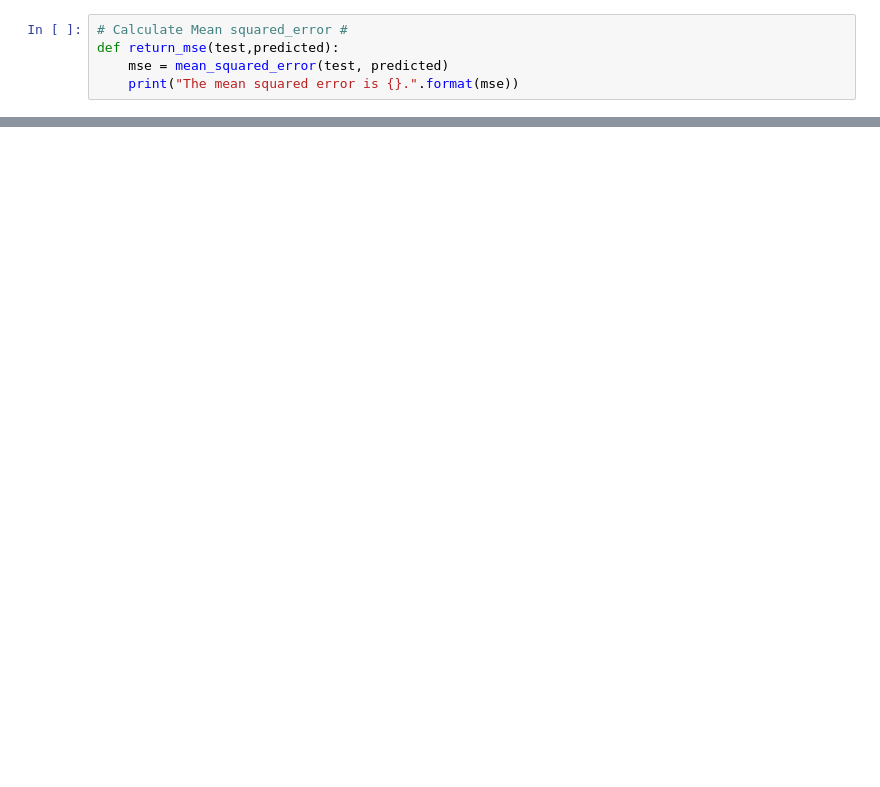
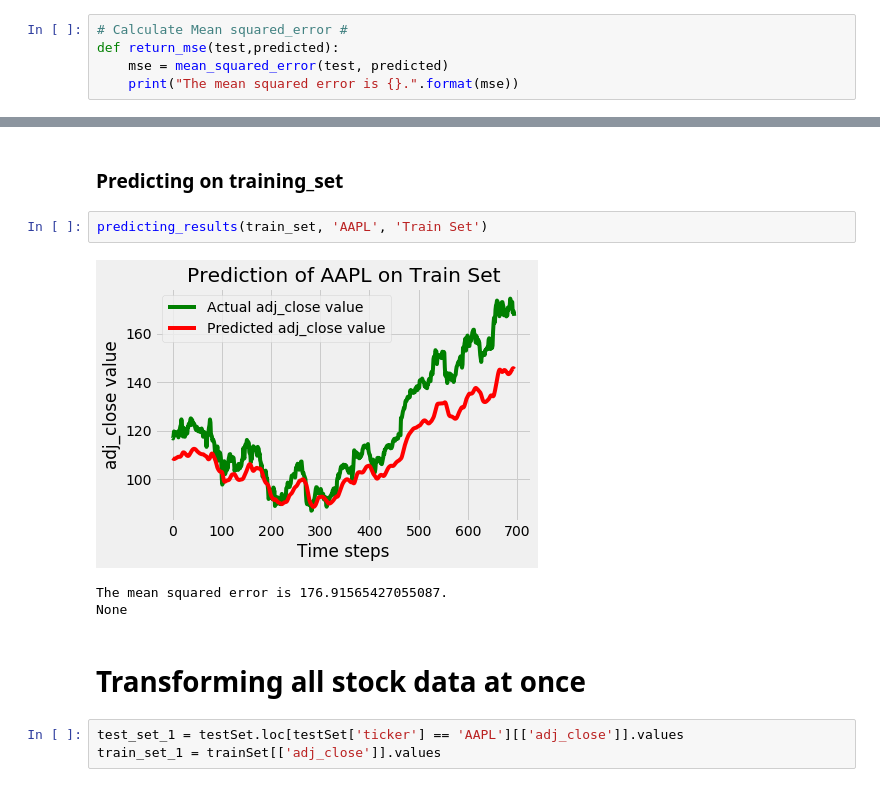
Before and after one commit to sey-kh/internship-tw, a Jupyter notebook: gru_model_historical_stock_prices.ipynb, the cells around one changed output, grey strips where cells are left out. Drawn from its saved outputs; the diff is of its cells as text; blank space fills up the shorter version.

```diff
--- a/gru_model_historical_stock_prices.ipynb
+++ b/gru_model_historical_stock_prices.ipynb
@@ -210,0 +178,13 @@ The mean squared error is 206.34467891142523.
+# %% [markdown]
+### Predicting on training_set ###
+# %%
+predicting_results(train_set, 'AAPL', 'Train Set')
+# %% [output]
+[figure, added]
+The mean squared error is 176.91565427055087.
+None
+# %% [markdown]
+# Transforming all stock data at once #
+# %%
+test_set_1 = testSet.loc[testSet['ticker'] == 'AAPL'][['adj_close']].values
+train_set_1 = trainSet[['adj_close']].values
```
Also changed, not shown: parts of 61 cells of this notebook.
